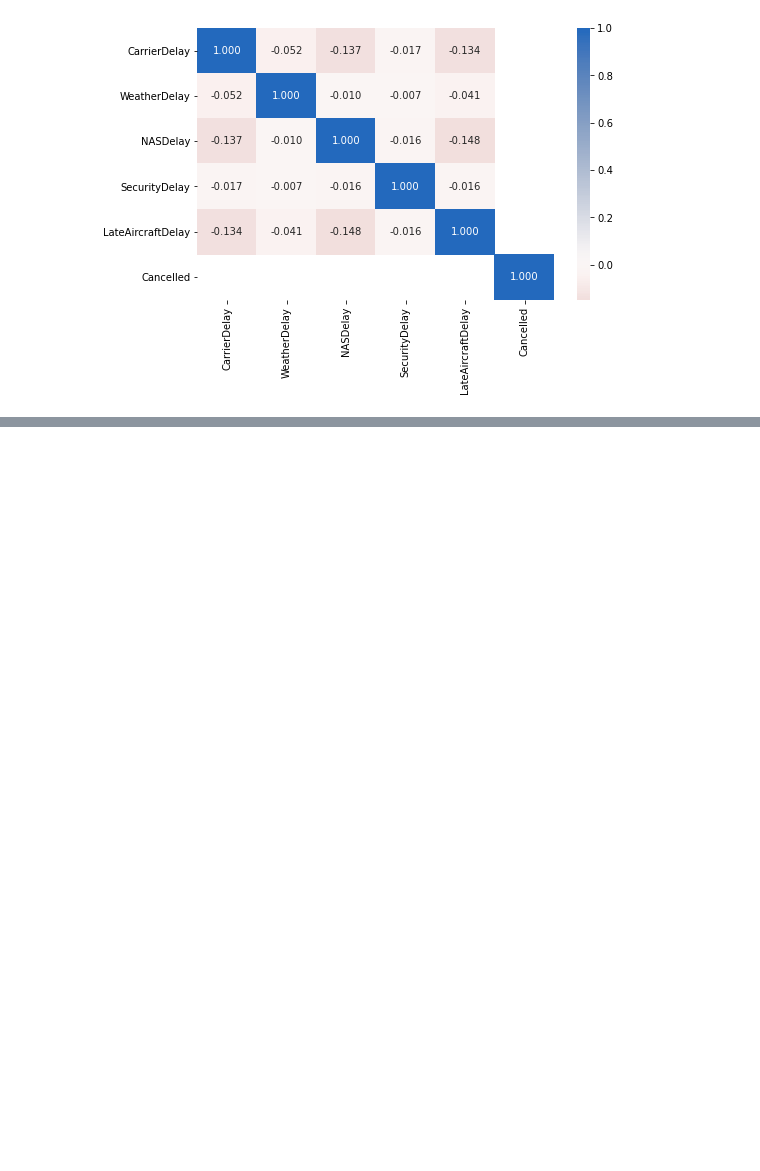
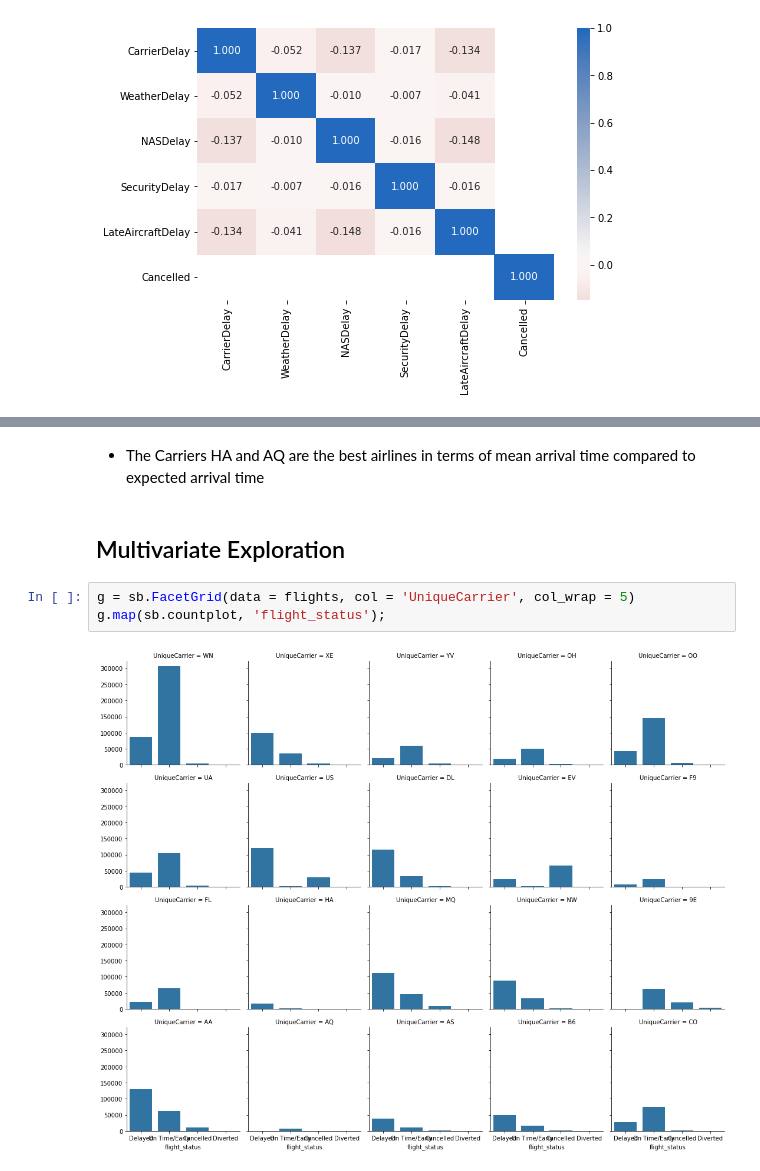
Before and after one commit to jessemoderwell/flights_data_visualizations, a Jupyter notebook: carrier_flights_exploratory_visualizations.ipynb, the cells around one changed output, grey strips where cells are left out. Saved outputs shown, nothing was run; the diff lists cells and outputs as text; blank space fills up the shorter version.

```diff
--- a/carrier_flights_exploratory_visualizations.ipynb
+++ b/carrier_flights_exploratory_visualizations.ipynb
@@ -131,0 +167,9 @@ Name: ArrTime, Length: 28791, dtype: object
+# %% [markdown]
+- The Carriers HA and AQ are the best airlines in terms of mean arrival time compared to expected arrival time
+# %% [markdown]
+## Multivariate Exploration
+# %%
+g = sb.FacetGrid(data = flights, col = 'UniqueCarrier', col_wrap = 5)
+g.map(sb.countplot, 'flight_status');
+# %% [output]
+[figure, added]
```
Also changed, not shown: parts of 22 cells of this notebook.
